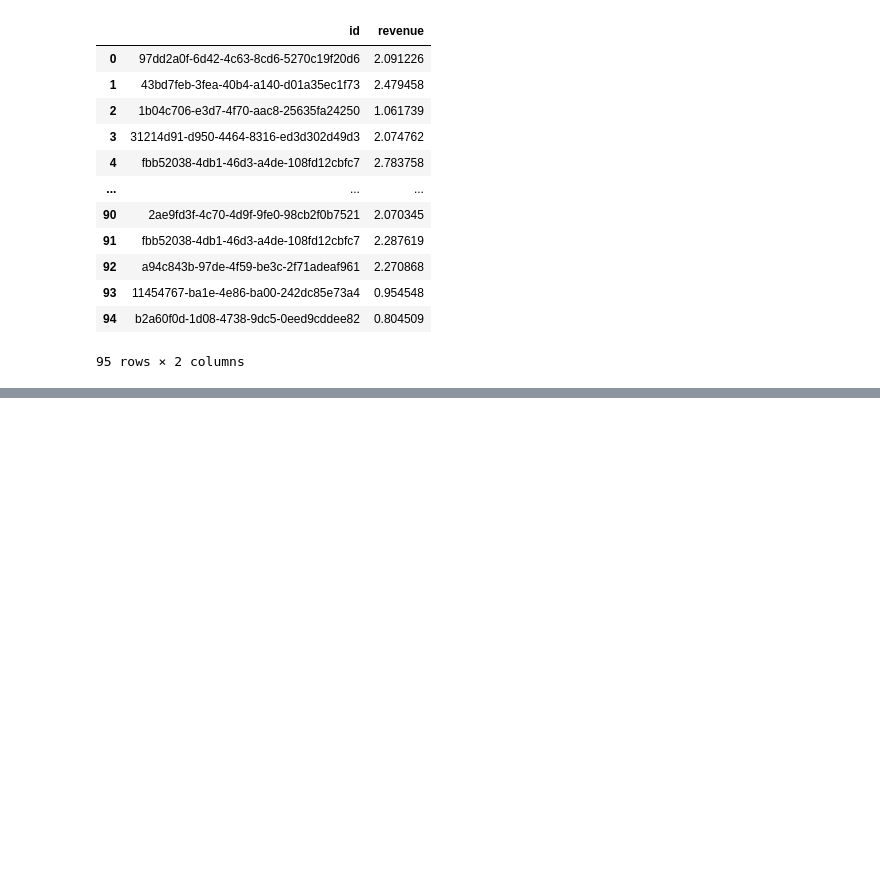
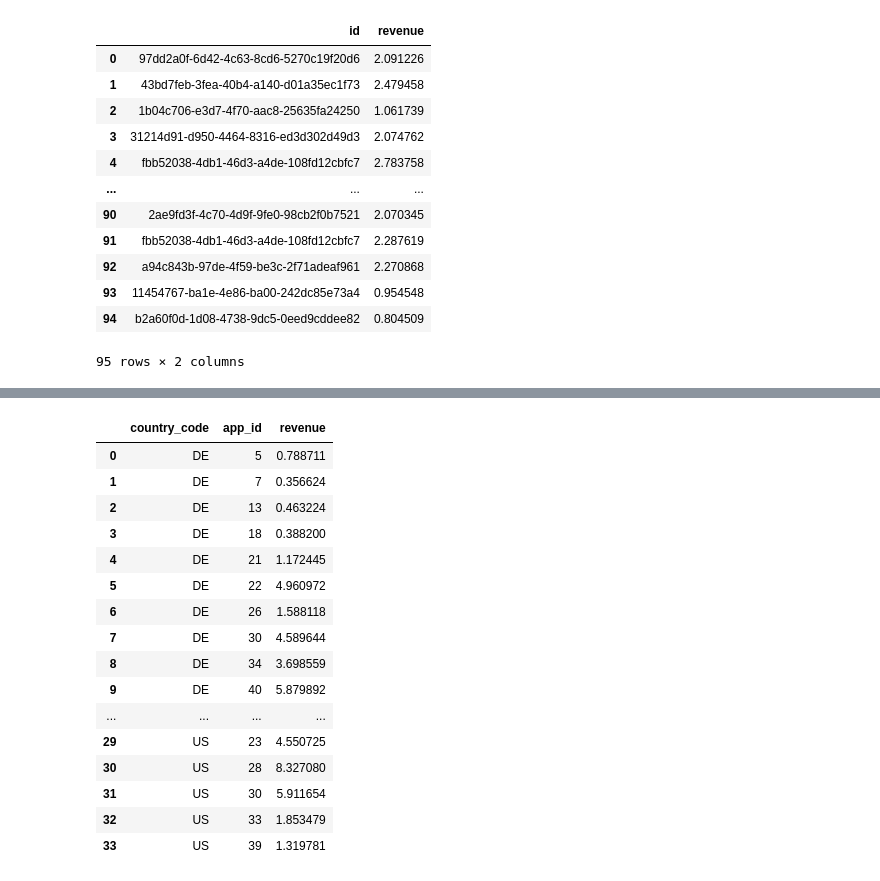
Before and after one commit to eyamini/Verve-Top-Advertisers, a Jupyter notebook: Merged.ipynb, the cells around one changed output, grey strips where cells are left out. Saved outputs shown, nothing was run; the diff lists cells and outputs as text; code cells hidden in the pictures; blank space fills up the shorter version.

```diff
--- a/Merged.ipynb
+++ b/Merged.ipynb
@@ -68,0 +110,22 @@ merged.tail(50)
+# %%
+revenue = merged.groupby(['country_code','app_id']).sum().reset_index()
+revenue = revenue[['country_code', 'app_id', 'revenue']]
+revenue
+# %% [output]
+|  | country_code | app_id | revenue |
+| 0 | DE | 5 | 0.788711 |
+| 1 | DE | 7 | 0.356624 |
+| 2 | DE | 13 | 0.463224 |
+| 3 | DE | 18 | 0.388200 |
+| 4 | DE | 21 | 1.172445 |
+| 5 | DE | 22 | 4.960972 |
+| 6 | DE | 26 | 1.588118 |
+| 7 | DE | 30 | 4.589644 |
+| 8 | DE | 34 | 3.698559 |
+| 9 | DE | 40 | 5.879892 |
+| ... | ... | ... | ... |
+| 29 | US | 23 | 4.550725 |
+| 30 | US | 28 | 8.327080 |
+| 31 | US | 30 | 5.911654 |
+| 32 | US | 33 | 1.853479 |
+| 33 | US | 39 | 1.319781 |
```
Also changed, not shown: parts of 5 cells of this notebook.
